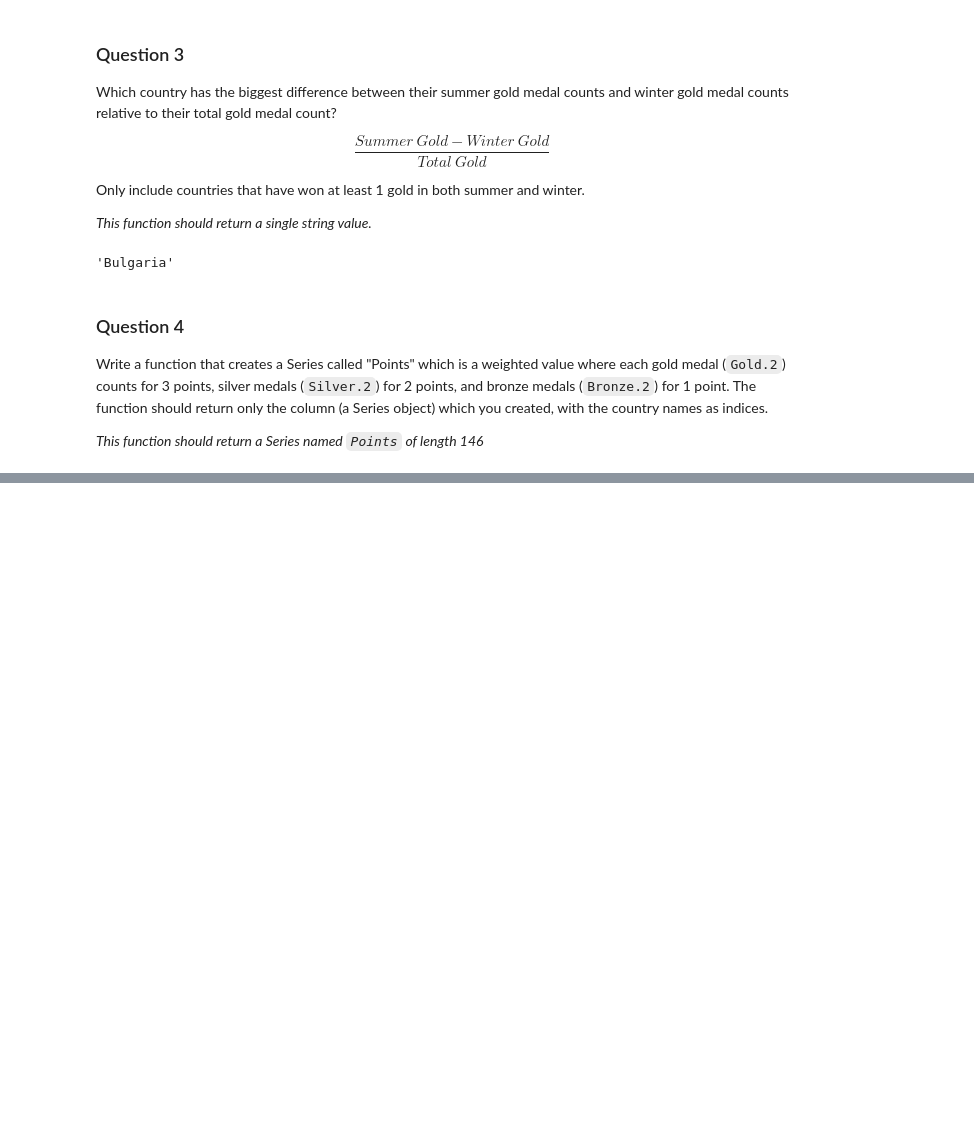
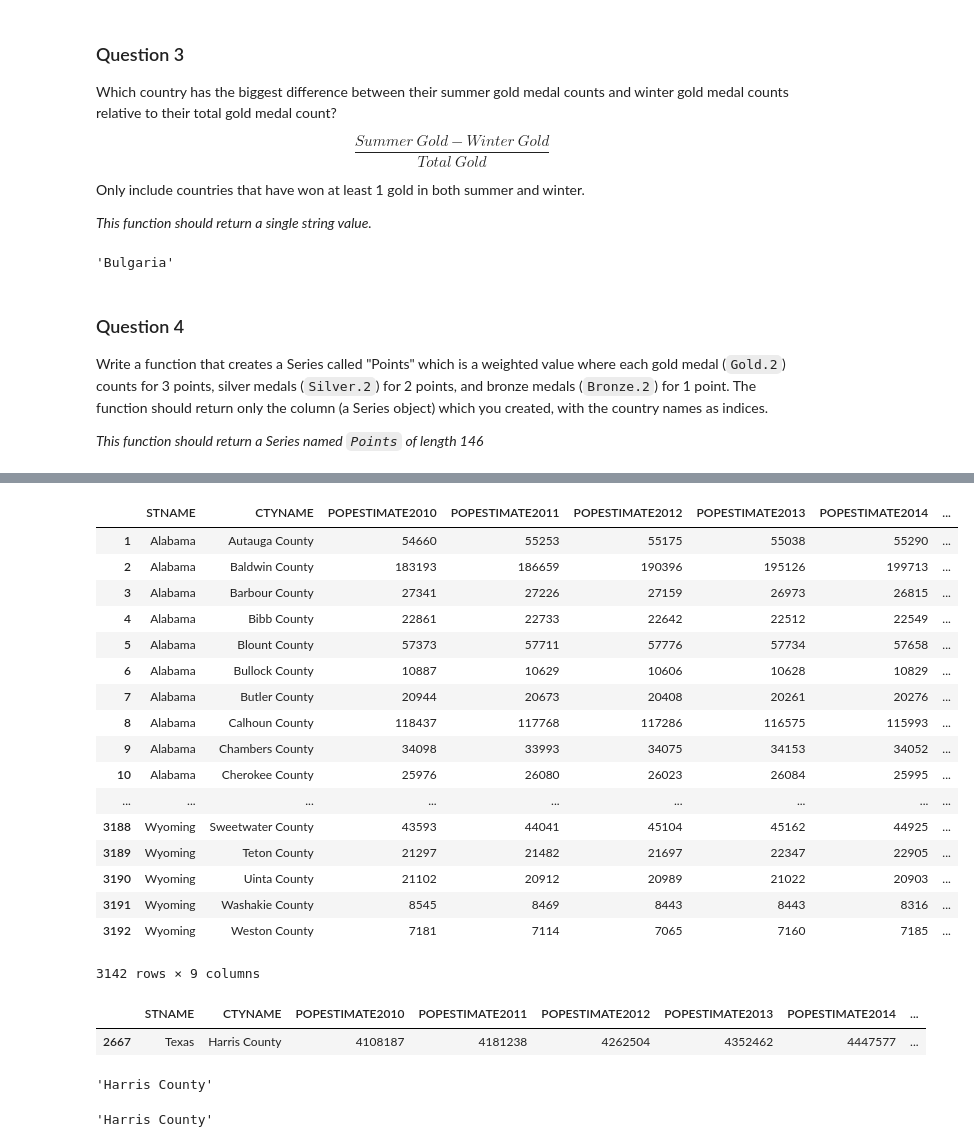
Before and after one commit to mohitsoni7/coursera_datasci_1, a Jupyter notebook: assignment2.ipynb, the cells around one changed output, grey strips where cells are left out. Saved outputs shown, nothing was run; the diff lists cells and outputs as text; code cells hidden in the pictures; blank space fills up the shorter version.

```diff
--- a/assignment2.ipynb
+++ b/assignment2.ipynb
@@ -136,0 +158,3 @@ Name: Gold.2, Length: 146, dtype: int64
+# %%
+census_df = pd.read_csv('census.csv')
+census_df.head()
@@ -136,0 +290,12 @@ Name: Gold.2, Length: 146, dtype: int64
+# %%
+counties_only = census_df[census_df['SUMLEV'] == 50]
+required_columns = ['STNAME',
+                    'CTYNAME',
+                    'POPESTIMATE2010',
+                    'POPESTIMATE2011',
+                    'POPESTIMATE2012',
+                    'POPESTIMATE2013',
+                    'POPESTIMATE2014',
+                    'POPESTIMATE2015']
+counties_only = counties_only[required_columns]
+counties_only.head()
@@ -136,0 +309,47 @@ Name: Gold.2, Length: 146, dtype: int64
+# %%
+params = ['POPESTIMATE2010', 'POPESTIMATE2011', 'POPESTIMATE2012', 'POPESTIMATE2013', 'POPESTIMATE2014', 'POPESTIMATE2015']
+counties_only['abs_change_pop'] = (counties_only[params].max(axis=1)) - (counties_only[params].min(axis=1))
+counties_only
+# %% [output]
+|  | STNAME | CTYNAME | POPESTIMATE2010 | POPESTIMATE2011 | POPESTIMATE2012 | POPESTIMATE2013 | POPESTIMATE2014 | ... |
+| 1 | Alabama | Autauga County | 54660 | 55253 | 55175 | 55038 | 55290 | ... |
+| 2 | Alabama | Baldwin County | 183193 | 186659 | 190396 | 195126 | 199713 | ... |
+| 3 | Alabama | Barbour County | 27341 | 27226 | 27159 | 26973 | 26815 | ... |
+| 4 | Alabama | Bibb County | 22861 | 22733 | 22642 | 22512 | 22549 | ... |
+| 5 | Alabama | Blount County | 57373 | 57711 | 57776 | 57734 | 57658 | ... |
+| 6 | Alabama | Bullock County | 10887 | 10629 | 10606 | 10628 | 10829 | ... |
+| 7 | Alabama | Butler County | 20944 | 20673 | 20408 | 20261 | 20276 | ... |
+| 8 | Alabama | Calhoun County | 118437 | 117768 | 117286 | 116575 | 115993 | ... |
+| 9 | Alabama | Chambers County | 34098 | 33993 | 34075 | 34153 | 34052 | ... |
+| 10 | Alabama | Cherokee County | 25976 | 26080 | 26023 | 26084 | 25995 | ... |
+| ... | ... | ... | ... | ... | ... | ... | ... | ... |
+| 3188 | Wyoming | Sweetwater County | 43593 | 44041 | 45104 | 45162 | 44925 | ... |
+| 3189 | Wyoming | Teton County | 21297 | 21482 | 21697 | 22347 | 22905 | ... |
+| 3190 | Wyoming | Uinta County | 21102 | 20912 | 20989 | 21022 | 20903 | ... |
+| 3191 | Wyoming | Washakie County | 8545 | 8469 | 8443 | 8443 | 8316 | ... |
+| 3192 | Wyoming | Weston County | 7181 | 7114 | 7065 | 7160 | 7185 | ... |
+3142 rows × 9 columns
+# %%
+ans = counties_only[counties_only['abs_change_pop'] == max(counties_only['abs_change_pop'])]
+ans
+# %% [output]
+|  | STNAME | CTYNAME | POPESTIMATE2010 | POPESTIMATE2011 | POPESTIMATE2012 | POPESTIMATE2013 | POPESTIMATE2014 | ... |
+| 2667 | Texas | Harris County | 4108187 | 4181238 | 4262504 | 4352462 | 4447577 | ... |
+# %%
+ans.iloc[0]['CTYNAME']
+# %% [output]
+'Harris County'
+# %%
+counties_only = census_df[census_df['SUMLEV'] == 50]
+params = ['POPESTIMATE2010',
+          'POPESTIMATE2011',
+          'POPESTIMATE2012',
+          'POPESTIMATE2013',
+          'POPESTIMATE2014',
+          'POPESTIMATE2015']
+counties_only = counties_only[['CTYNAME'] + params]
+counties_only['abs_change_pop'] = (counties_only[params].max(axis=1)) - (counties_only[params].min(axis=1))
+ans = counties_only[counties_only['abs_change_pop'] == max(counties_only['abs_change_pop'])]
+ans.iloc[0]['CTYNAME']
+# %% [output]
+'Harris County'
```
Also changed, not shown: parts of 19 cells of this notebook.
